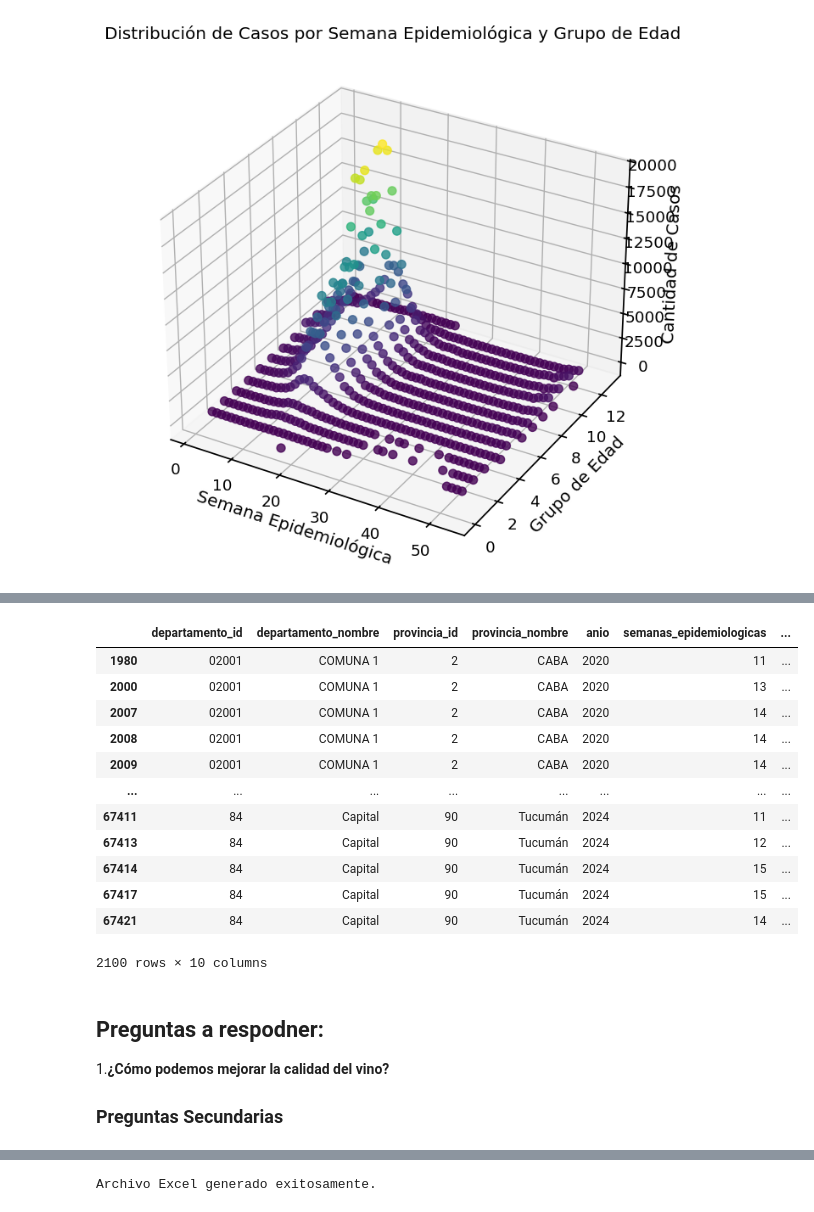
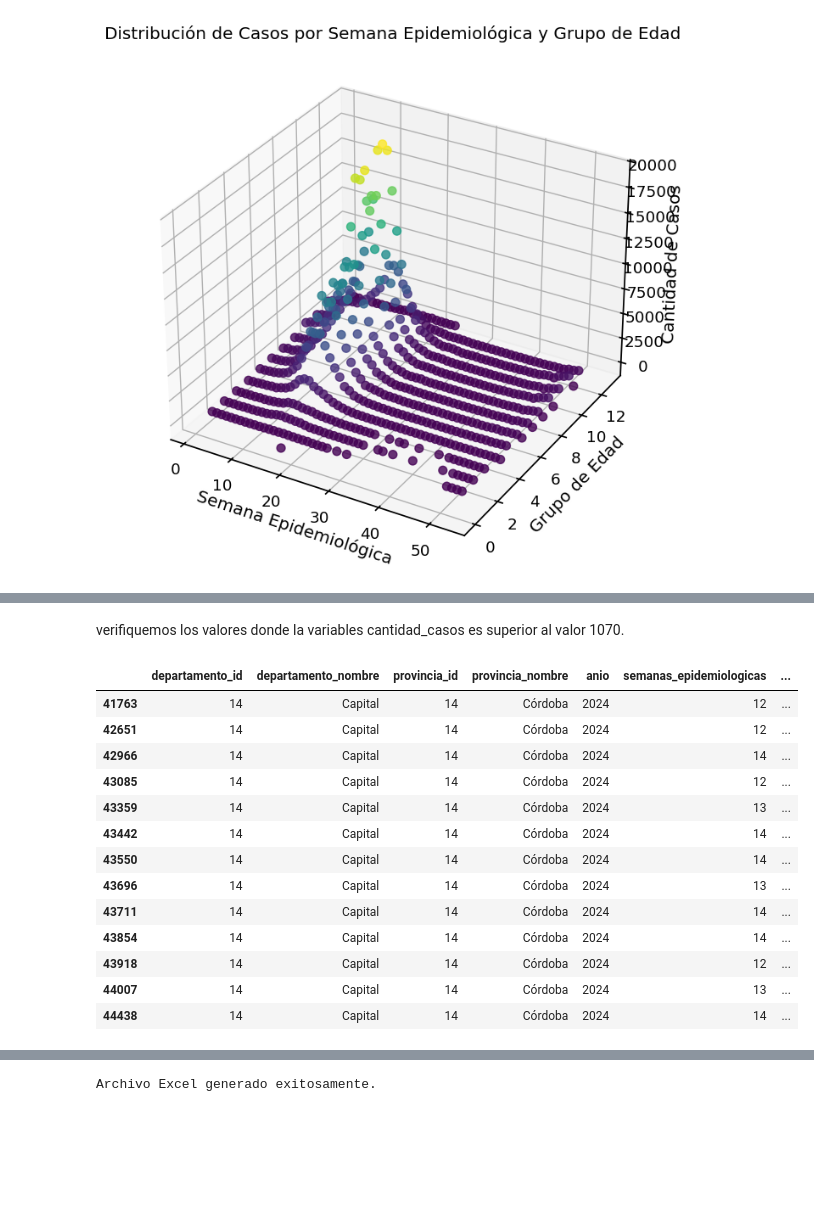
Before and after one commit to migue212852/SistemaSalud, a Jupyter notebook: Análisis_Casos_de_Dengue_en_Arg.ipynb, the cells around one changed output, grey strips where cells are left out. Cells and saved outputs as stored; diff of their text form; code cells hidden in the pictures; blank space fills up the shorter version.

```diff
--- a/Análisis_Casos_de_Dengue_en_Arg.ipynb
+++ b/Análisis_Casos_de_Dengue_en_Arg.ipynb
@@ -840,23 +929,20 @@ y,x
+# %% [markdown]
+verifiquemos los valores donde la variables cantidad_casos es superior al valor 1070.
 # %%
-x = df_filtrado.loc[df_filtrado['cantidad_casos'] > 70]
-x
+x = df_filtrado.loc[df_filtrado['cantidad_casos'] > 1070]
+display(x)
 # %% [output]
 |  | departamento_id | departamento_nombre | provincia_id | provincia_nombre | anio | semanas_epidemiologicas | ... |
-| 1980 | 02001 | COMUNA 1 | 2 | CABA | 2020 | 11 | ... |
-| 2000 | 02001 | COMUNA 1 | 2 | CABA | 2020 | 13 | ... |
-| 2007 | 02001 | COMUNA 1 | 2 | CABA | 2020 | 14 | ... |
-| 2008 | 02001 | COMUNA 1 | 2 | CABA | 2020 | 14 | ... |
-| 2009 | 02001 | COMUNA 1 | 2 | CABA | 2020 | 14 | ... |
-| ... | ... | ... | ... | ... | ... | ... | ... |
-| 67411 | 84 | Capital | 90 | Tucumán | 2024 | 11 | ... |
-| 67413 | 84 | Capital | 90 | Tucumán | 2024 | 12 | ... |
-| 67414 | 84 | Capital | 90 | Tucumán | 2024 | 15 | ... |
-| 67417 | 84 | Capital | 90 | Tucumán | 2024 | 15 | ... |
-| 67421 | 84 | Capital | 90 | Tucumán | 2024 | 14 | ... |
+| 41763 | 14 | Capital | 14 | Córdoba | 2024 | 12 | ... |
+| 42651 | 14 | Capital | 14 | Córdoba | 2024 | 12 | ... |
+| 42966 | 14 | Capital | 14 | Córdoba | 2024 | 14 | ... |
+| 43085 | 14 | Capital | 14 | Córdoba | 2024 | 12 | ... |
+| 43359 | 14 | Capital | 14 | Córdoba | 2024 | 13 | ... |
+| 43442 | 14 | Capital | 14 | Córdoba | 2024 | 14 | ... |
+| 43550 | 14 | Capital | 14 | Córdoba | 2024 | 14 | ... |
+| 43696 | 14 | Capital | 14 | Córdoba | 2024 | 13 | ... |
+| 43711 | 14 | Capital | 14 | Córdoba | 2024 | 14 | ... |
+| 43854 | 14 | Capital | 14 | Córdoba | 2024 | 14 | ... |
+| 43918 | 14 | Capital | 14 | Córdoba | 2024 | 12 | ... |
+| 44007 | 14 | Capital | 14 | Córdoba | 2024 | 13 | ... |
+| 44438 | 14 | Capital | 14 | Córdoba | 2024 | 14 | ... |
-2100 rows × 10 columns
-# %% [markdown]
-## Preguntas a respodner:
-
-1.**¿Cómo podemos mejorar la calidad del vino?**
-
-### Preguntas Secundarias
```
Also changed, not shown: parts of 16 cells of this notebook.
